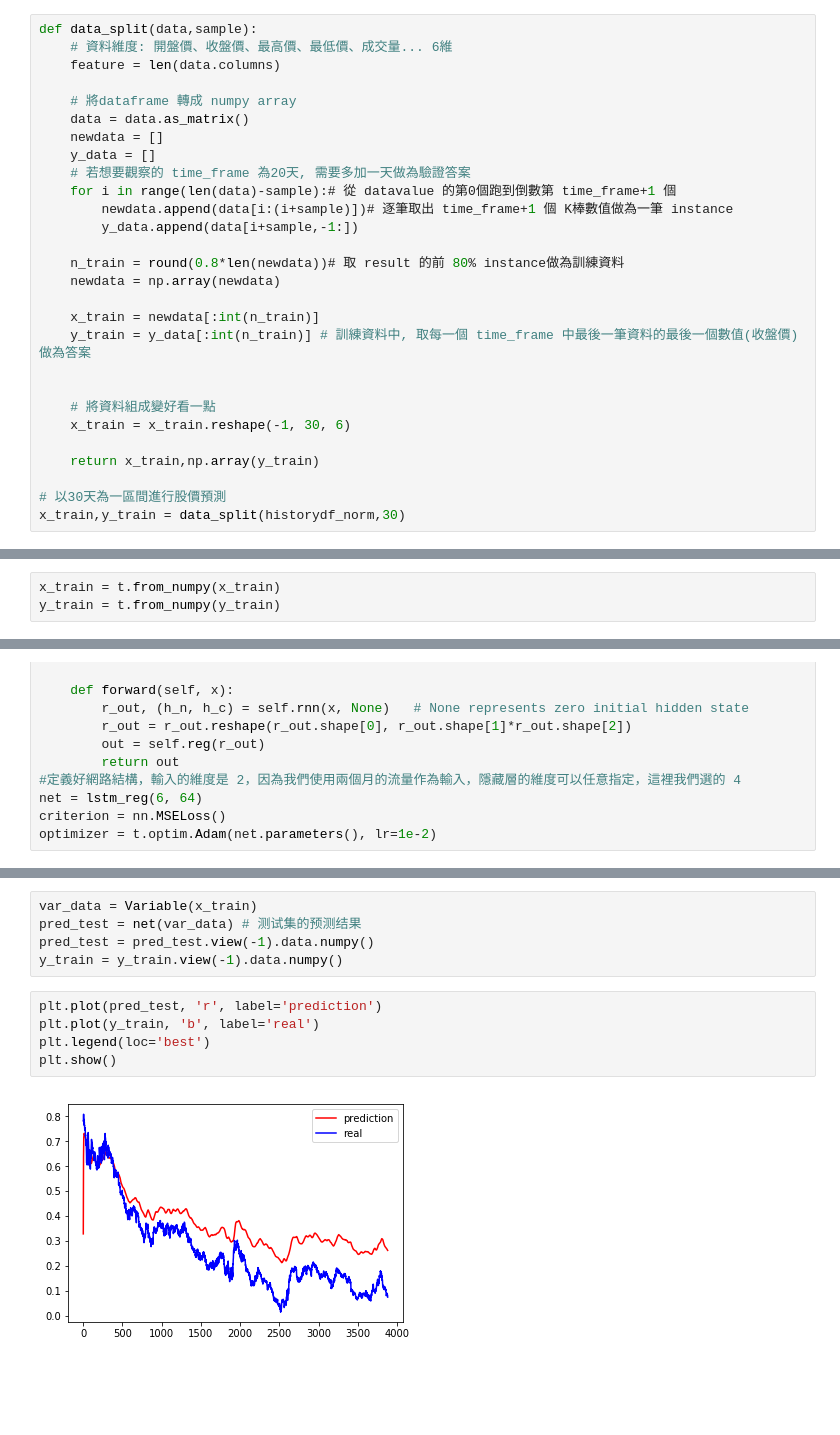
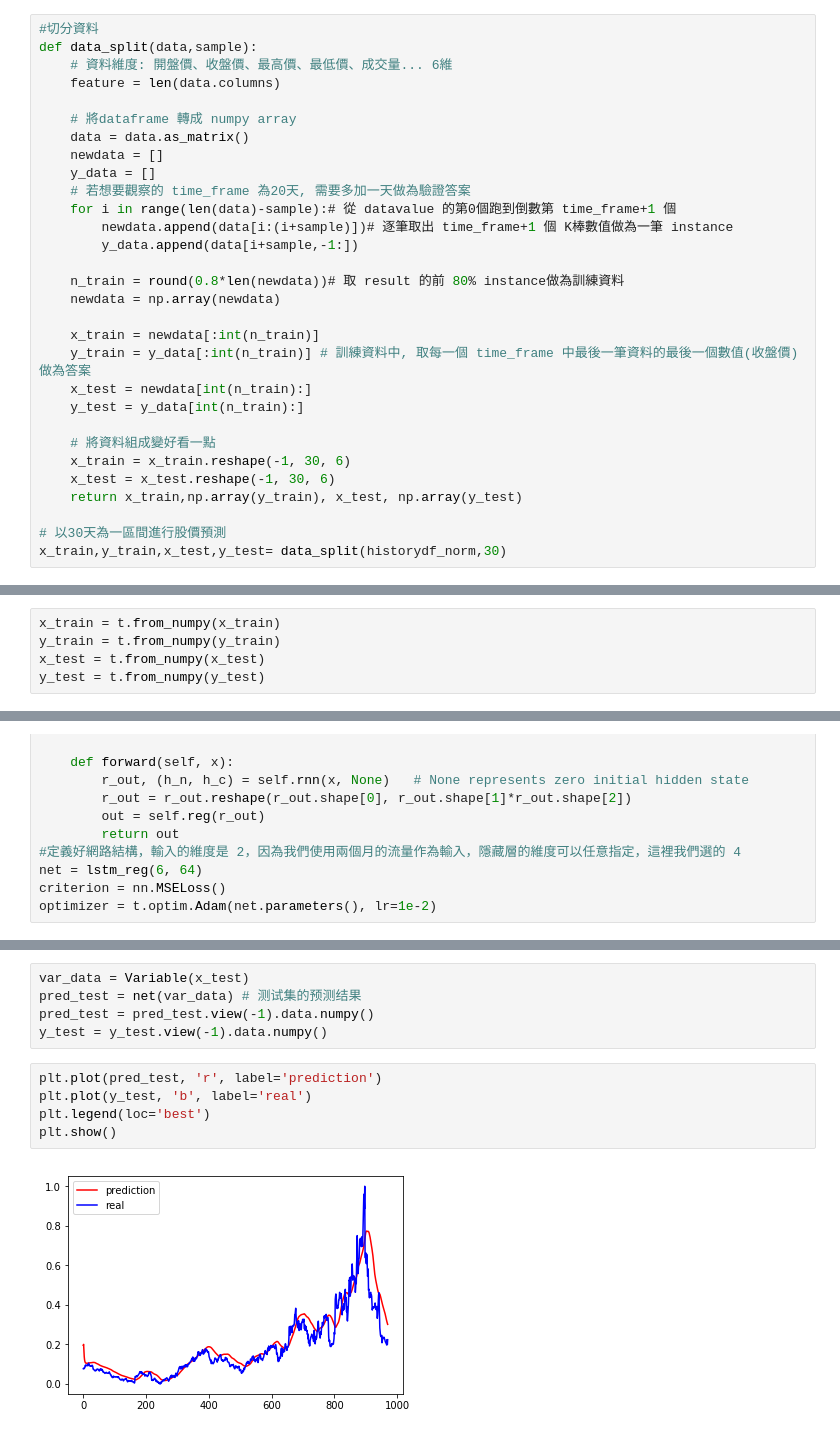
Before and after one commit to Benny0624/2nd-ML100Days-, a Jupyter notebook: LSTM.ipynb, the cells around one changed output, grey strips where cells are left out. Saved outputs shown, nothing was run; the diff lists cells and outputs as text; blank space fills up the shorter version.

```diff
--- a/LSTM.ipynb
+++ b/LSTM.ipynb
@@ -34,6 +35,7 @@ historydf_norm.head()
 | 2019-04-15 | 0.017651 | 0.705699 | 0.685449 | 0.677999 | 0.752522 | 0.801006 |
 | 2019-04-12 | 0.011556 | 0.709836 | 0.690922 | 0.686617 | 0.762812 | 0.807313 |
 # %%
+#切分資料
 def data_split(data,sample):
     # 資料維度: 開盤價、收盤價、最高價、最低價、成交量... 6維
     feature = len(data.columns)
@@ -52,15 +54,16 @@ def data_split(data,sample):
 
     x_train = newdata[:int(n_train)]
     y_train = y_data[:int(n_train)] # 訓練資料中, 取每一個 time_frame 中最後一筆資料的最後一個數值(收盤價)做為答案
-
+    x_test = newdata[int(n_train):]
+    y_test = y_data[int(n_train):]
 
     # 將資料組成變好看一點
     x_train = x_train.reshape(-1, 30, 6)
-
-    return x_train,np.array(y_train)
+    x_test = x_test.reshape(-1, 30, 6)
+    return x_train,np.array(y_train), x_test, np.array(y_test)
 
 # 以30天為一區間進行股價預測
-x_train,y_train = data_split(historydf_norm,30)
+x_train,y_train,x_test,y_test= data_split(historydf_norm,30)
 # %%
 x_train.shape
 # %% [output]
@@ -79,6 +82,8 @@ from torch.autograd import Variable
 # %%
 x_train = t.from_numpy(x_train)
 y_train = t.from_numpy(y_train)
+x_test = t.from_numpy(x_test)
+y_test = t.from_numpy(y_test)
 # %%
 from torch import nn
 from torch.autograd import Variable
@@ -138,12 +158,12 @@ Epoch: 10, Loss:0.01078
 # %%
-var_data = Variable(x_train)
+var_data = Variable(x_test)
 pred_test = net(var_data) # 测试集的预测结果
 pred_test = pred_test.view(-1).data.numpy()
-y_train = y_train.view(-1).data.numpy()
+y_test = y_test.view(-1).data.numpy()
 # %%
 plt.plot(pred_test, 'r', label='prediction')
-plt.plot(y_train, 'b', label='real')
+plt.plot(y_test, 'b', label='real')
 plt.legend(loc='best')
 plt.show()
 # %% [output]
-[figure, old version]
+[figure, new version]
```
Also changed, not shown: parts of 6 cells of this notebook.
